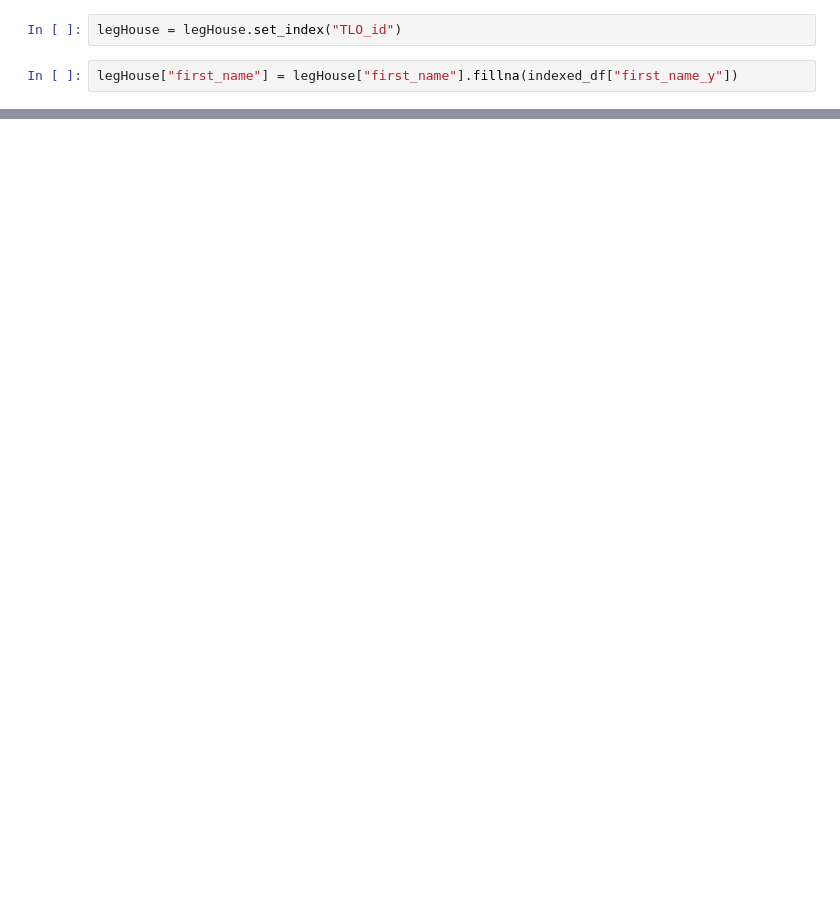
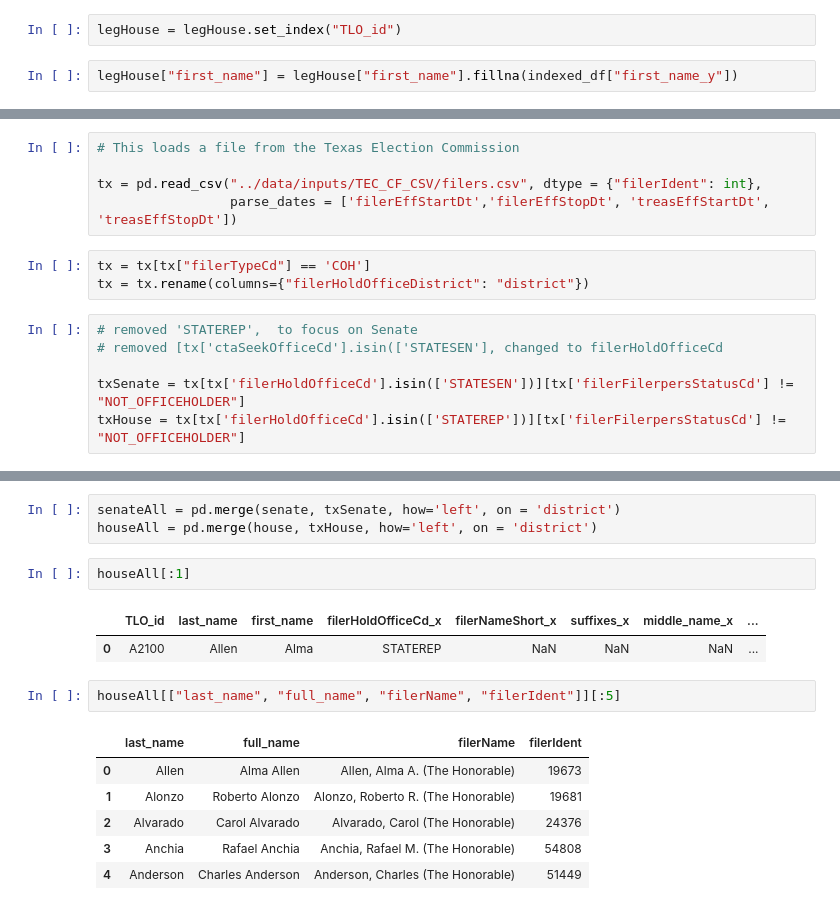
Before and after one commit to open-austin/influence-texas, a Jupyter notebook: notebooks/Legislator-Crosswalk.ipynb, the cells around one changed output, grey strips where cells are left out. Cells and saved outputs as stored; diff of their text form; blank space fills up the shorter version.

```diff
--- a/notebooks/Legislator-Crosswalk.ipynb
+++ b/notebooks/Legislator-Crosswalk.ipynb
@@ -433,0 +330,14 @@ answerShort.to_csv("../data/senateCrosswalk.csv")
+# %%
+# This loads a file from the Texas Election Commission
+
+tx = pd.read_csv("../data/inputs/TEC_CF_CSV/filers.csv", dtype = {"filerIdent": int},
+                 parse_dates = ['filerEffStartDt','filerEffStopDt', 'treasEffStartDt', 'treasEffStopDt'])
+# %%
+tx = tx[tx["filerTypeCd"] == 'COH']
+tx = tx.rename(columns={"filerHoldOfficeDistrict": "district"})
+# %%
+# removed 'STATEREP',  to focus on Senate
+# removed [tx['ctaSeekOfficeCd'].isin(['STATESEN'], changed to filerHoldOfficeCd
+
+txSenate = tx[tx['filerHoldOfficeCd'].isin(['STATESEN'])][tx['filerFilerpersStatusCd'] != "NOT_OFFICEHOLDER"]
+txHouse = tx[tx['filerHoldOfficeCd'].isin(['STATEREP'])][tx['filerFilerpersStatusCd'] != "NOT_OFFICEHOLDER"]
@@ -433,0 +360,17 @@ answerShort.to_csv("../data/senateCrosswalk.csv")
+# %%
+senateAll = pd.merge(senate, txSenate, how='left', on = 'district')
+houseAll = pd.merge(house, txHouse, how='left', on = 'district')
+# %%
+houseAll[:1]
+# %% [output]
+|  | TLO_id | last_name | first_name | filerHoldOfficeCd_x | filerNameShort_x | suffixes_x | middle_name_x | ... |
+| 0 | A2100 | Allen | Alma | STATEREP | NaN | NaN | NaN | ... |
+# %%
+houseAll[["last_name", "full_name", "filerName", "filerIdent"]][:5]
+# %% [output]
+|  | last_name | full_name | filerName | filerIdent |
+| 0 | Allen | Alma Allen | Allen, Alma A. (The Honorable) | 19673 |
+| 1 | Alonzo | Roberto Alonzo | Alonzo, Roberto R. (The Honorable) | 19681 |
+| 2 | Alvarado | Carol Alvarado | Alvarado, Carol (The Honorable) | 24376 |
+| 3 | Anchia | Rafael Anchia | Anchia, Rafael M. (The Honorable) | 54808 |
+| 4 | Anderson | Charles Anderson | Anderson, Charles (The Honorable) | 51449 |
```
Also changed, not shown: parts of 48 cells of this notebook, 2 other files.
